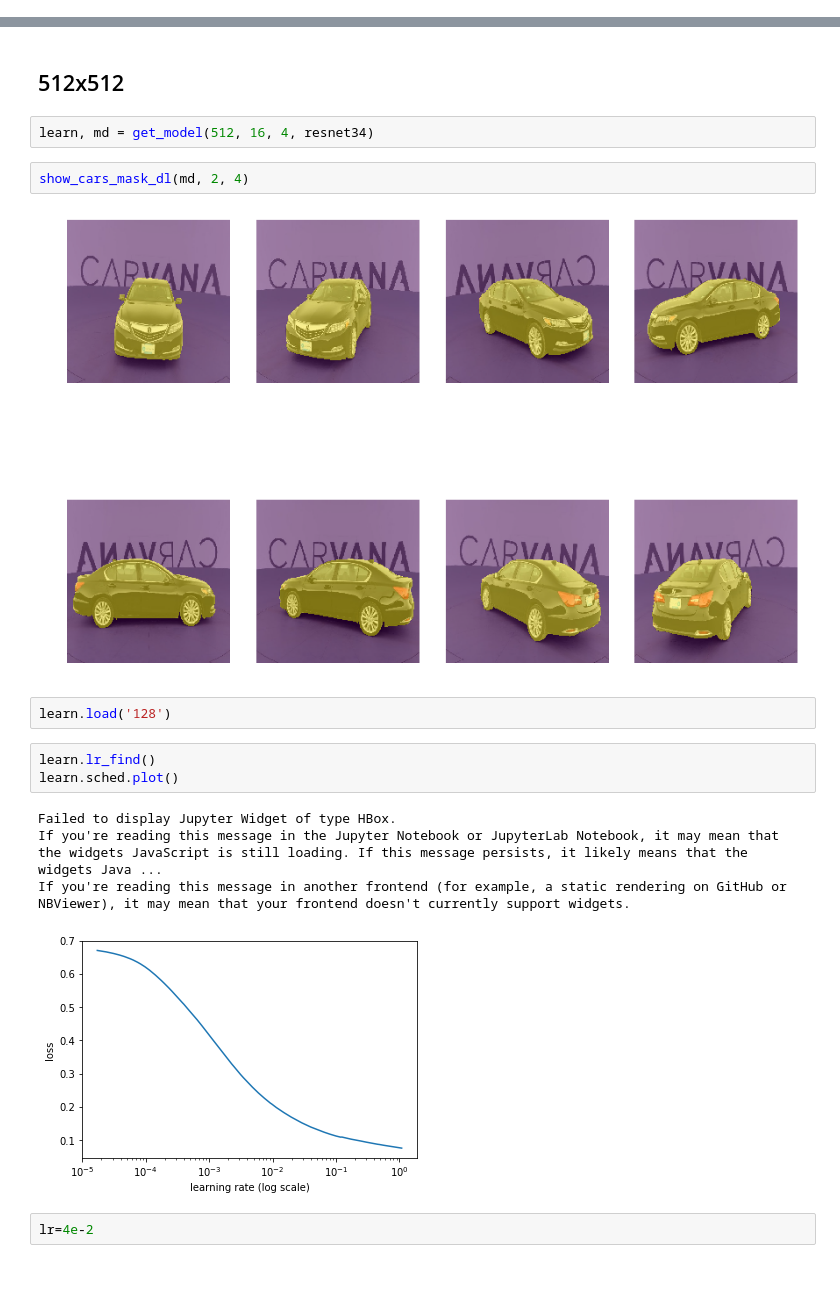
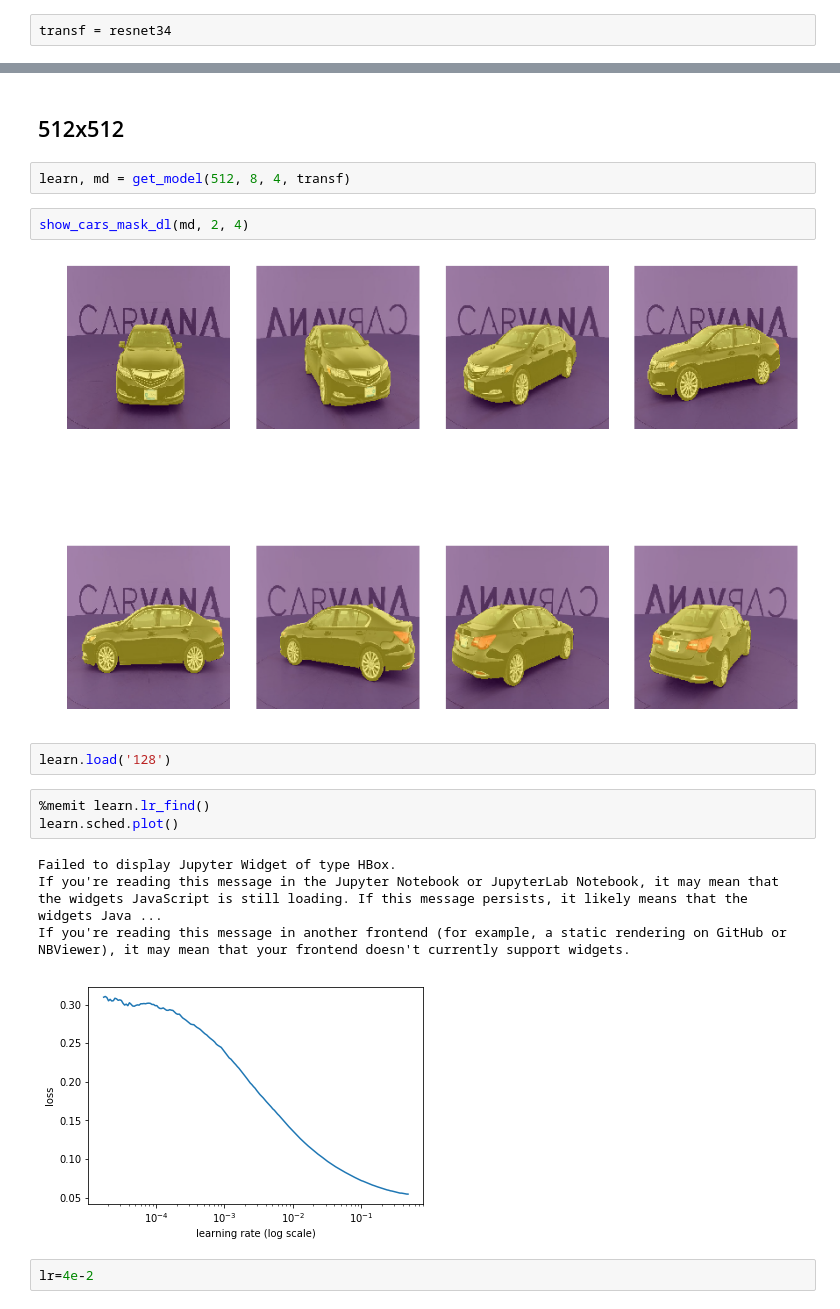
Before and after one commit to CalebEverett/fastai-dl2, a Jupyter notebook: courses/dl2/carvana-vgg16.ipynb, the cells around one changed output, grey strips where cells are left out. Drawn from its saved outputs; the diff is of its cells as text; blank space fills up the shorter version.

Commit message:
resnet34 training complete

```diff
--- a/courses/dl2/carvana-vgg16.ipynb
+++ b/courses/dl2/carvana-vgg16.ipynb
@@ -225,3 +224,5 @@ def get_model(sz, bs, num_workers, transf):
+# %%
+transf = resnet34
 # %% [markdown]
 ## 128x128
 # %%
@@ -278,21 +323,21 @@ show_img(denorm(y)[0,...,-1], ax=ax, alpha=0.5);
 # %% [markdown]
 ## 512x512
 # %%
-learn, md = get_model(512, 16, 4, resnet34)
+learn, md = get_model(512, 8, 4, transf)
 # %%
 show_cars_mask_dl(md, 2, 4)
 # %% [output]
-[figure, old version]
+[figure, new version]
 # %%
 learn.load('128')
 # %%
-learn.lr_find()
+%memit learn.lr_find()
 learn.sched.plot()
 # %% [output]
 Failed to display Jupyter Widget of type HBox.
 If you're reading this message in the Jupyter Notebook or JupyterLab Notebook, it may mean that the widgets JavaScript is still loading. If this message persists, it likely means that the widgets Java ...
 If you're reading this message in another frontend (for example, a static rendering on GitHub or NBViewer), it may mean that your frontend doesn't currently support widgets.
-[figure, old version]
+[figure, new version]
 # %%
 lr=4e-2
 # %%
```
Also changed, not shown: parts of 41 cells of this notebook.
